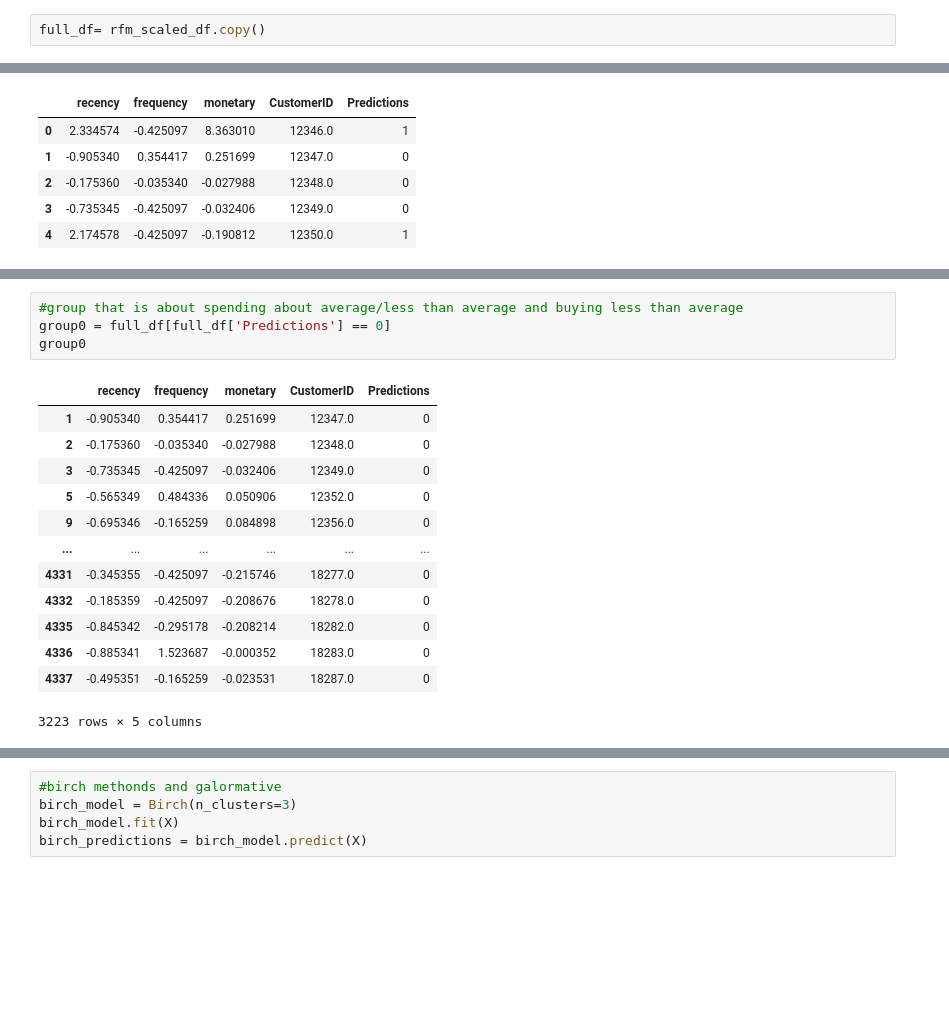
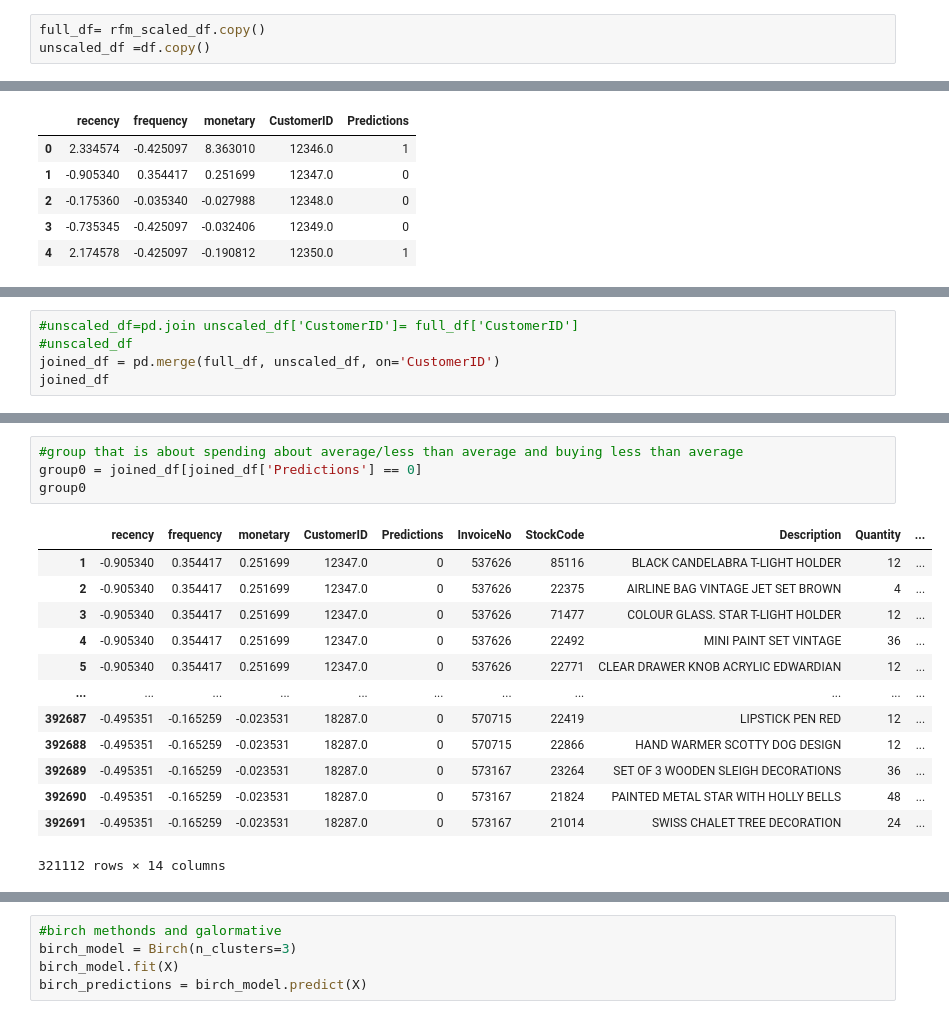
Before and after one commit to ChelseaDolezal/Project-4, a Jupyter notebook: chelsea_project 4v2 copy.ipynb, the cells around one changed output, grey strips where cells are left out. Drawn from its saved outputs; the diff is of its cells as text; blank space fills up the shorter version.

```diff
--- a/chelsea_project 4v2 copy.ipynb
+++ b/chelsea_project 4v2 copy.ipynb
@@ -131,6 +131,7 @@ k_model.fit(X)
 predictions = k_model.predict(X)
 # %%
 full_df= rfm_scaled_df.copy()
+unscaled_df =df.copy()
 # %%
 full_df['Predictions']= predictions
 full_df.head()
@@ -151,0 +161,5 @@ full_df.hvplot.scatter(
+# %%
+#unscaled_df=pd.join unscaled_df['CustomerID']= full_df['CustomerID']
+#unscaled_df
+joined_df = pd.merge(full_df, unscaled_df, on='CustomerID')
+joined_df
@@ -152,18 +180,18 @@ full_df.hvplot.scatter(
 # %%
 #group that is about spending about average/less than average and buying less than average
-group0 = full_df[full_df['Predictions'] == 0]
+group0 = joined_df[joined_df['Predictions'] == 0]
 group0
 # %% [output]
-|  | recency | frequency | monetary | CustomerID | Predictions |
-| 1 | -0.905340 | 0.354417 | 0.251699 | 12347.0 | 0 |
-| 2 | -0.175360 | -0.035340 | -0.027988 | 12348.0 | 0 |
-| 3 | -0.735345 | -0.425097 | -0.032406 | 12349.0 | 0 |
-| 5 | -0.565349 | 0.484336 | 0.050906 | 12352.0 | 0 |
-| 9 | -0.695346 | -0.165259 | 0.084898 | 12356.0 | 0 |
-| ... | ... | ... | ... | ... | ... |
-| 4331 | -0.345355 | -0.425097 | -0.215746 | 18277.0 | 0 |
-| 4332 | -0.185359 | -0.425097 | -0.208676 | 18278.0 | 0 |
-| 4335 | -0.845342 | -0.295178 | -0.208214 | 18282.0 | 0 |
-| 4336 | -0.885341 | 1.523687 | -0.000352 | 18283.0 | 0 |
-| 4337 | -0.495351 | -0.165259 | -0.023531 | 18287.0 | 0 |
+|  | recency | frequency | monetary | CustomerID | Predictions | InvoiceNo | StockCode | Description | Quantity | ... |
+| 1 | -0.905340 | 0.354417 | 0.251699 | 12347.0 | 0 | 537626 | 85116 | BLACK CANDELABRA T-LIGHT HOLDER | 12 | ... |
+| 2 | -0.905340 | 0.354417 | 0.251699 | 12347.0 | 0 | 537626 | 22375 | AIRLINE BAG VINTAGE JET SET BROWN | 4 | ... |
+| 3 | -0.905340 | 0.354417 | 0.251699 | 12347.0 | 0 | 537626 | 71477 | COLOUR GLASS. STAR T-LIGHT HOLDER | 12 | ... |
+| 4 | -0.905340 | 0.354417 | 0.251699 | 12347.0 | 0 | 537626 | 22492 | MINI PAINT SET VINTAGE | 36 | ... |
+| 5 | -0.905340 | 0.354417 | 0.251699 | 12347.0 | 0 | 537626 | 22771 | CLEAR DRAWER KNOB ACRYLIC EDWARDIAN | 12 | ... |
+| ... | ... | ... | ... | ... | ... | ... | ... | ... | ... | ... |
+| 392687 | -0.495351 | -0.165259 | -0.023531 | 18287.0 | 0 | 570715 | 22419 | LIPSTICK PEN RED | 12 | ... |
+| 392688 | -0.495351 | -0.165259 | -0.023531 | 18287.0 | 0 | 570715 | 22866 | HAND WARMER SCOTTY DOG DESIGN | 12 | ... |
+| 392689 | -0.495351 | -0.165259 | -0.023531 | 18287.0 | 0 | 573167 | 23264 | SET OF 3 WOODEN SLEIGH DECORATIONS | 36 | ... |
+| 392690 | -0.495351 | -0.165259 | -0.023531 | 18287.0 | 0 | 573167 | 21824 | PAINTED METAL STAR WITH HOLLY BELLS | 48 | ... |
+| 392691 | -0.495351 | -0.165259 | -0.023531 | 18287.0 | 0 | 573167 | 21014 | SWISS CHALET TREE DECORATION | 24 | ... |
-3223 rows × 5 columns
+321112 rows × 14 columns
```
Also changed, not shown: parts of 17 cells of this notebook, 1 other file.
